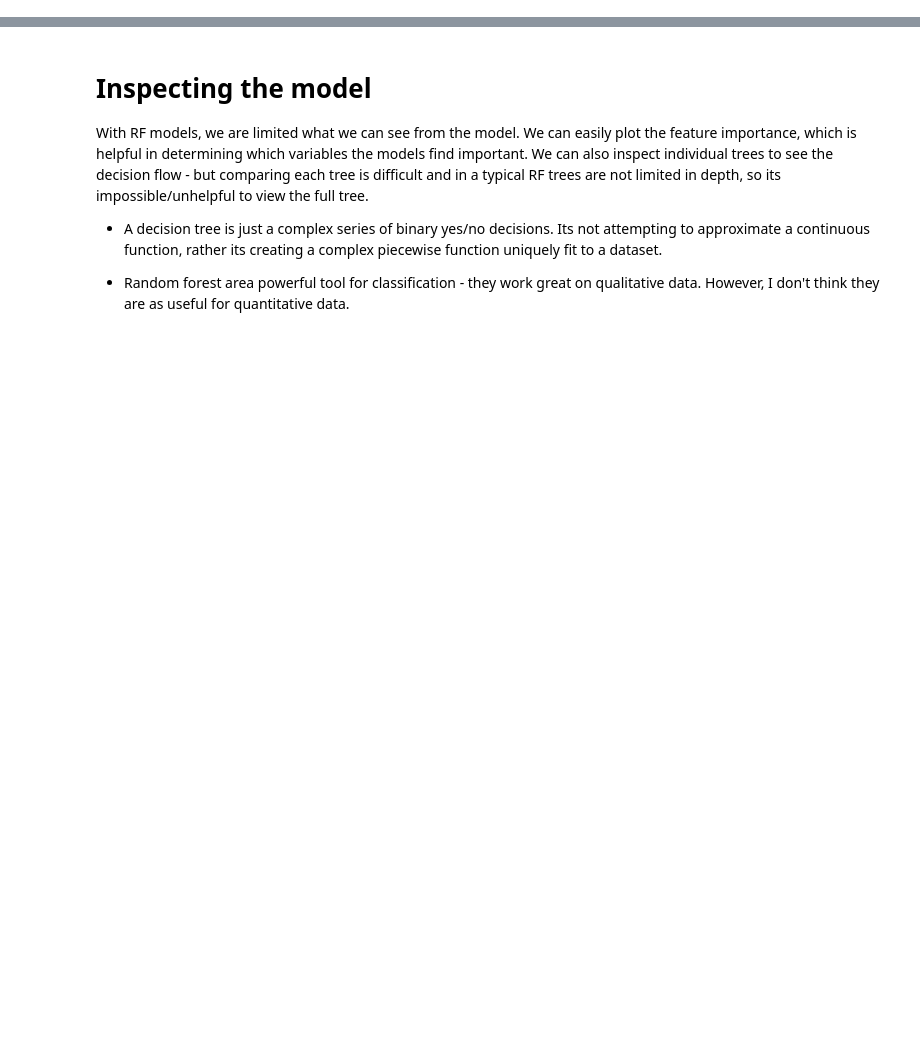
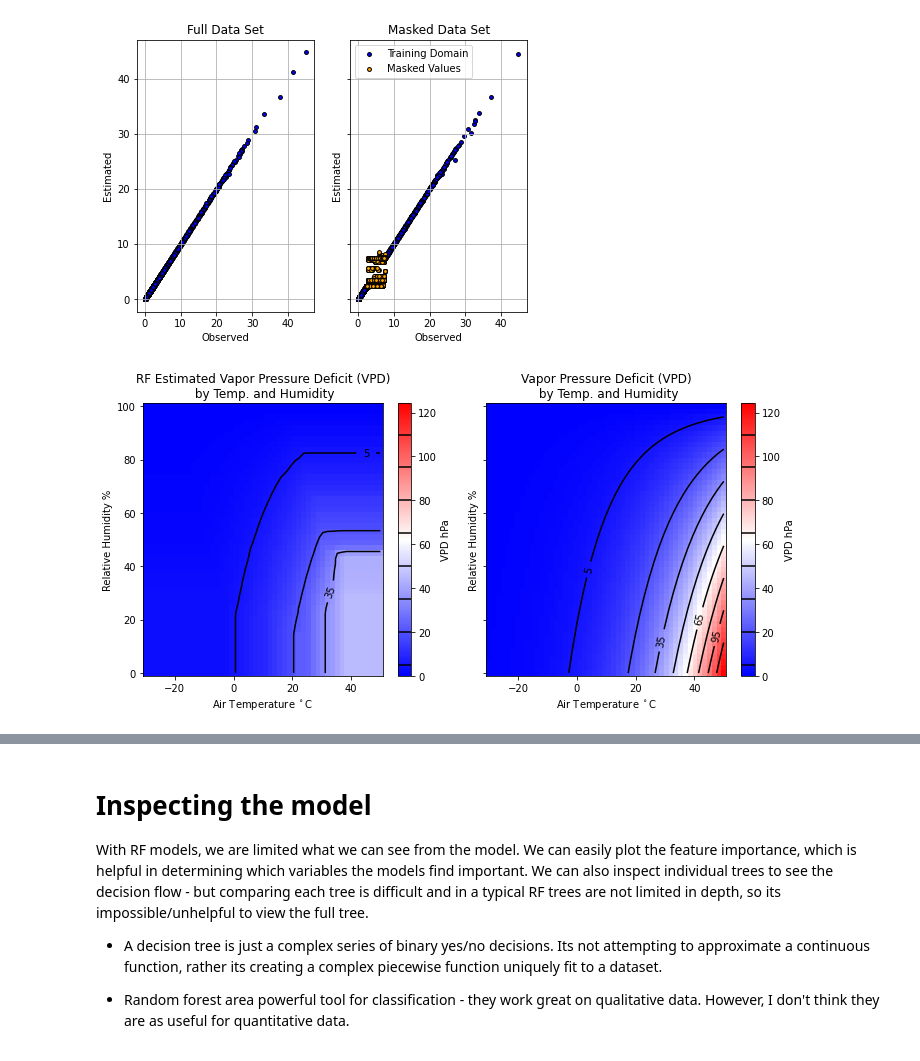
Before and after one commit to June-Skeeter/ML_Scripts, a Jupyter notebook: NN_v_RF_example.ipynb, the cells around one changed output, grey strips where cells are left out. Cells and saved outputs as stored; diff of their text form; code cells hidden in the pictures; blank space fills up the shorter version.

```diff
--- a/NN_v_RF_example.ipynb
+++ b/NN_v_RF_example.ipynb
@@ -143,17 +201,72 @@ from sklearn.ensemble import RandomForestRegressor
 from sklearn.model_selection import train_test_split
 from sklearn import metrics
 
-# Set 10% of training data aside for testing
-# The RF model bootstraps the training data
-x_train, x_test, y_train, y_test = train_test_split(
-    x, y, test_size=0.1, random_state=42)
+def RF_mod(x,y,ax=None):
+    # Set 10% of training data aside for validation
+    # The RF model bootstraps the training data (train/test splitting)
+    # SO the validation data will give an "independent" assessment
+    T1 = time.time()
+    x_train, x_val, y_train, y_val = train_test_split(
+        x, y, test_size=0.1, random_state=42)
+    RF = RandomForestRegressor()
+    RF.fit(x_train, y_train)
+    T2 = time.time()
+    print('Training Time:\n', np.round(T2 - T1,2),' Seconds')
 
+    y_pred = RF.predict(x_val)
+    R2 = metrics.r2_score(y_val,y_pred)
+    RMSE = metrics.mean_squared_error(y_val,y_pred)
+    print()
+    print('Validation metrics within training domain: \nr2 = ',
+            np.round(R2,5),'\nRMSE = ',np.round(RMSE,5),' '+unit)
+    print()
+    if ax is not None:
+        ax.scatter(y_val,y_pred,label='Training Domain',color='blue',s=15,edgecolor='k')
+        # ax.plot([0,100],[0,100],color='k',label='1:1')
+        ax.set_ylabel('Estimated')
+        ax.set_xlabel('Observed')
+    ax.grid()
+    return (RF)
+
+
+fig,axes=plt.subplots(1,2,figsize=(7,5),sharex=True,sharey=True)
+
+print('Test the Full Dataset')
 # Time the run
-T1 = time.time()
-# Initialize the model
-RF = RandomForestRegressor()
-# Fit the model
-RF.fit(x_train, y_train)
-T2 = time.time()
-print('Training Time: ', np.round(T2 - T1,2),' Seconds')
+RF_full = RF_mod(X_full,Y_full,ax=axes[0])
+axes[0].set_title('Full Data Set')
+
+
+print()
+print('Test the Masked Dataset')
+RF_mask = RF_mod(x_mask,y_mask,ax=axes[1])
+y_fill = RF_mask.predict(x_missing)
+R2 = metrics.r2_score(y_missing,y_fill)
+RMSE = metrics.mean_squared_error(y_missing,y_fill)
+print()
+print('Validation metrics outside training domain: \nr2 = ',
+        np.round(R2,5),'\nRMSE = ',np.round(RMSE,5),' '+unit)
+
+axes[1].scatter(y_missing,y_fill,label='Masked Values',color='orange',s=15,edgecolor='k')
+axes[1].set_title('Masked Data Set')
+axes[1].legend()
+
+# Test extrapolation capabilities
+
+RF_range_VPD = RF_full.predict(range_TA_RH.T)
+RF_grid_VPD = RF_range_VPD.T.reshape(grid_TA.shape)
+
+fig,axes=plt.subplots(1,2,figsize=(10,5),sharex=True,sharey=True)
+ax = axes[0]
+Contour_Plot(ax,grid_TA,grid_RH,RF_grid_VPD,cmap = cmap,norm=norm,unit=unit,bins=bins)
+ax.set_xlabel('Air Temperature $^\circ$C')
+ax.set_ylabel('Relative Humidity %')
+ax.set_title('RF Estimated Vapor Pressure Deficit (VPD)\n by Temp. and Humidity')
+
+ax = axes[1]
+Contour_Plot(ax,grid_TA,grid_RH,grid_VPD,cmap = cmap,norm=norm,unit=unit,bins=bins)
+ax.set_xlabel('Air Temperature $^\circ$C')
+ax.set_ylabel('Relative Humidity %')
+ax.set_title('Vapor Pressure Deficit (VPD)\n by Temp. and Humidity')
+plt.tight_layout()
 # %% [output]
@@ -160,0 +290,2 @@ Training Time:  3.9  Seconds
+[figure, added]
+[figure, added]
```
Also changed, not shown: parts of 15 cells of this notebook.
